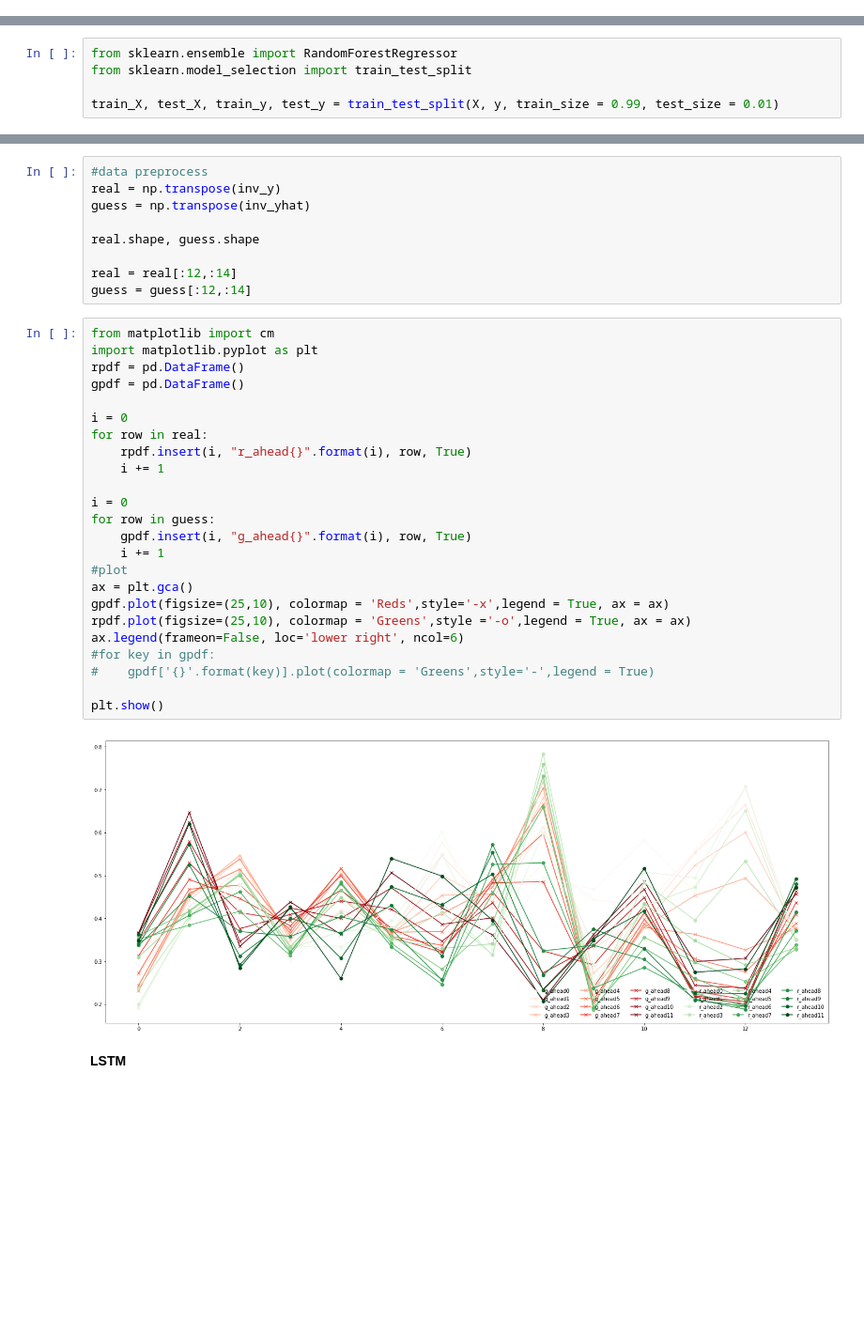
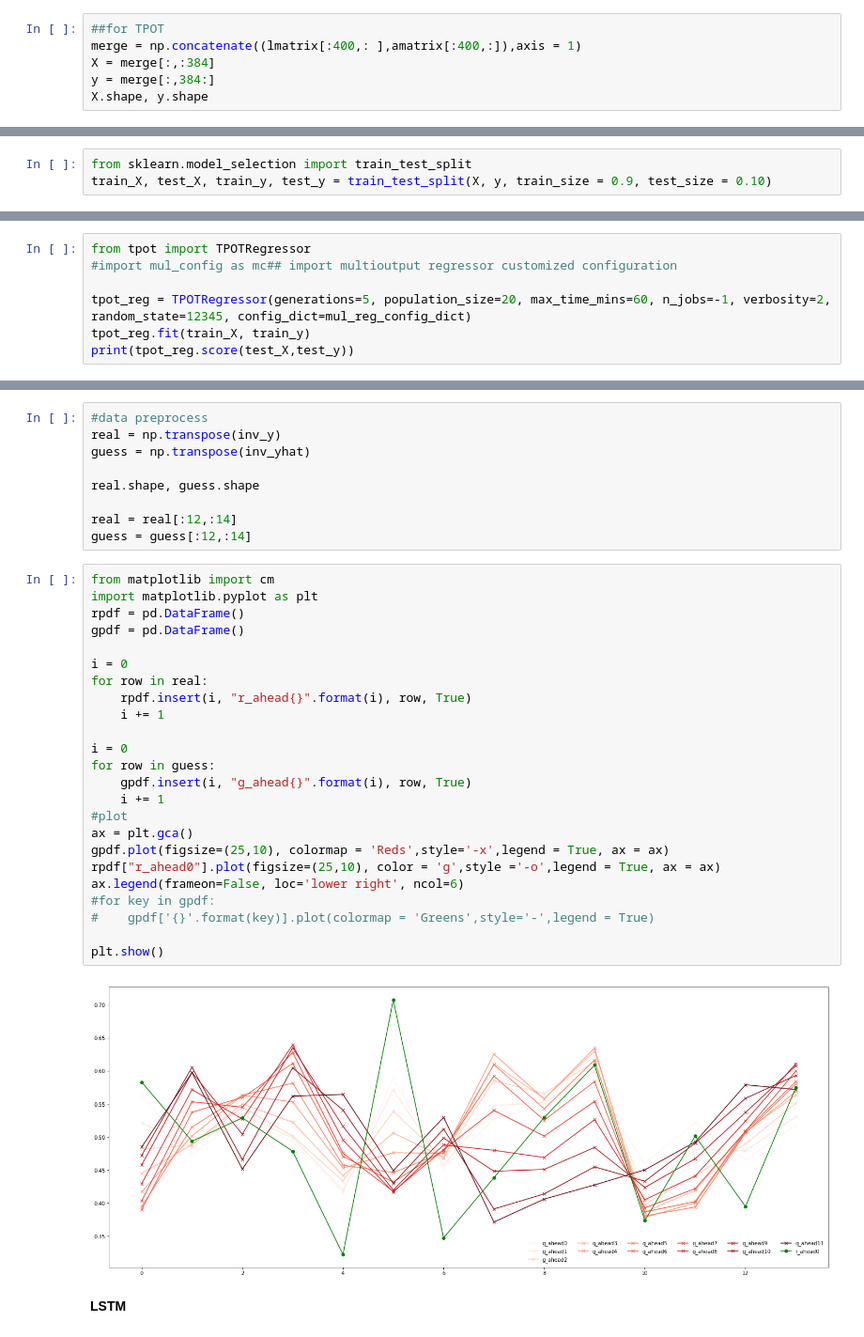
Before and after one commit to charlesfu4/MT, a Jupyter notebook: hourly_forecast.ipynb, the cells around one changed output, grey strips where cells are left out. Shown at 94% size. Drawn from its saved outputs; the diff is of its cells as text; blank space fills up the shorter version.

```diff
--- a/hourly_forecast.ipynb
+++ b/hourly_forecast.ipynb
@@ -201,0 +197,6 @@ X.shape, y.shape
+# %%
+##for TPOT
+merge = np.concatenate((lmatrix[:400,: ],amatrix[:400,:]),axis = 1)
+X = merge[:,:384]
+y = merge[:,384:]
+X.shape, y.shape
@@ -201,0 +205,3 @@ X.shape, y.shape
+# %%
+from sklearn.model_selection import train_test_split
+train_X, test_X, train_y, test_y = train_test_split(X, y, train_size = 0.9, test_size = 0.10)
@@ -201,0 +212,7 @@ X.shape, y.shape
+# %%
+from tpot import TPOTRegressor
+#import mul_config as mc## import multioutput regressor customized configuration
+
+tpot_reg = TPOTRegressor(generations=5, population_size=20, max_time_mins=60, n_jobs=-1, verbosity=2, random_state=12345, config_dict=mul_reg_config_dict)
+tpot_reg.fit(train_X, train_y)
+print(tpot_reg.score(test_X,test_y))
@@ -202,8 +230,3 @@ X.shape, y.shape
 # %% [markdown]
 **random forest regression**
-# %%
-from sklearn.ensemble import RandomForestRegressor
-from sklearn.model_selection import train_test_split
-
-train_X, test_X, train_y, test_y = train_test_split(X, y, train_size = 0.99, test_size = 0.01)
 # %%
@@ -248,29 +272,29 @@ guess = guess[:12,:14]
 # %%
 from matplotlib import cm
 import matplotlib.pyplot as plt
 rpdf = pd.DataFrame()
 gpdf = pd.DataFrame()
 
 i = 0
 for row in real:
     rpdf.insert(i, "r_ahead{}".format(i), row, True)
     i += 1
 
 i = 0
 for row in guess:
     gpdf.insert(i, "g_ahead{}".format(i), row, True)
     i += 1
 #plot
 ax = plt.gca()
 gpdf.plot(figsize=(25,10), colormap = 'Reds',style='-x',legend = True, ax = ax)
-rpdf.plot(figsize=(25,10), colormap = 'Greens',style ='-o',legend = True, ax = ax)
+rpdf["r_ahead0"].plot(figsize=(25,10), color = 'g',style ='-o',legend = True, ax = ax)
 ax.legend(frameon=False, loc='lower right', ncol=6)
 #for key in gpdf:
 #    gpdf['{}'.format(key)].plot(colormap = 'Greens',style='-',legend = True)
 
 plt.show()
 # %% [output]
-[figure, old version]
+[figure, new version]
 # %% [markdown]
 **LSTM**
 # %%
```
Also changed, not shown: parts of 17 cells of this notebook, 1 other file.
